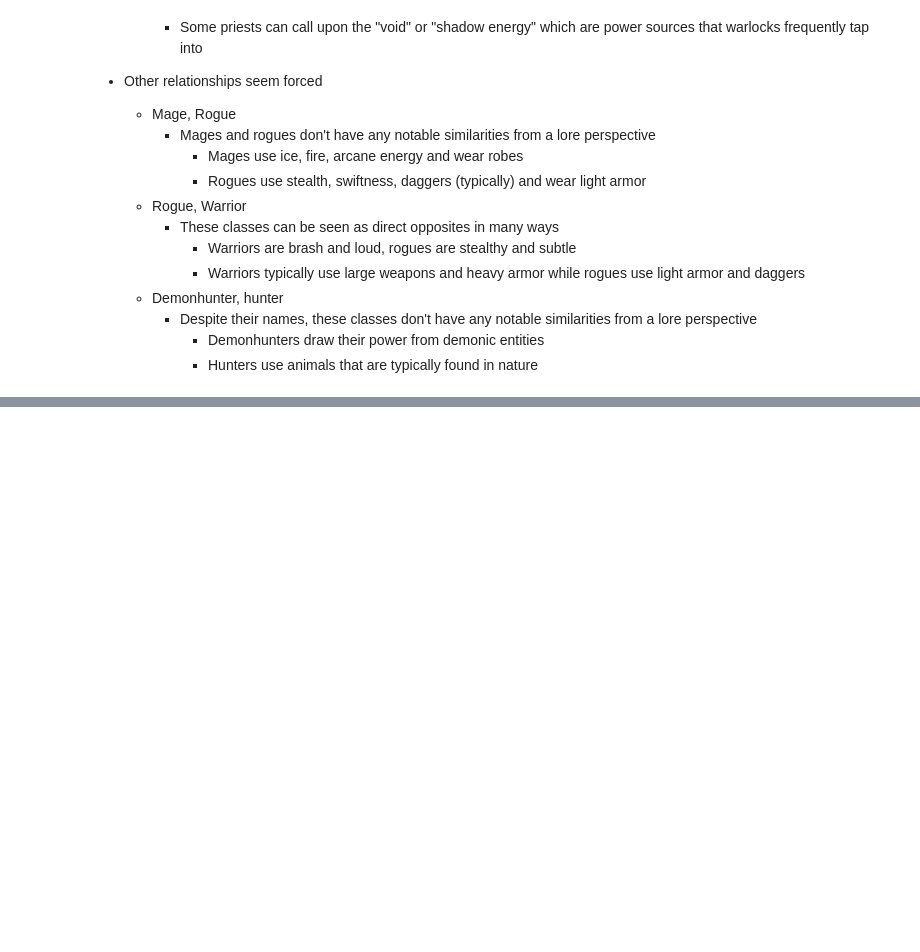
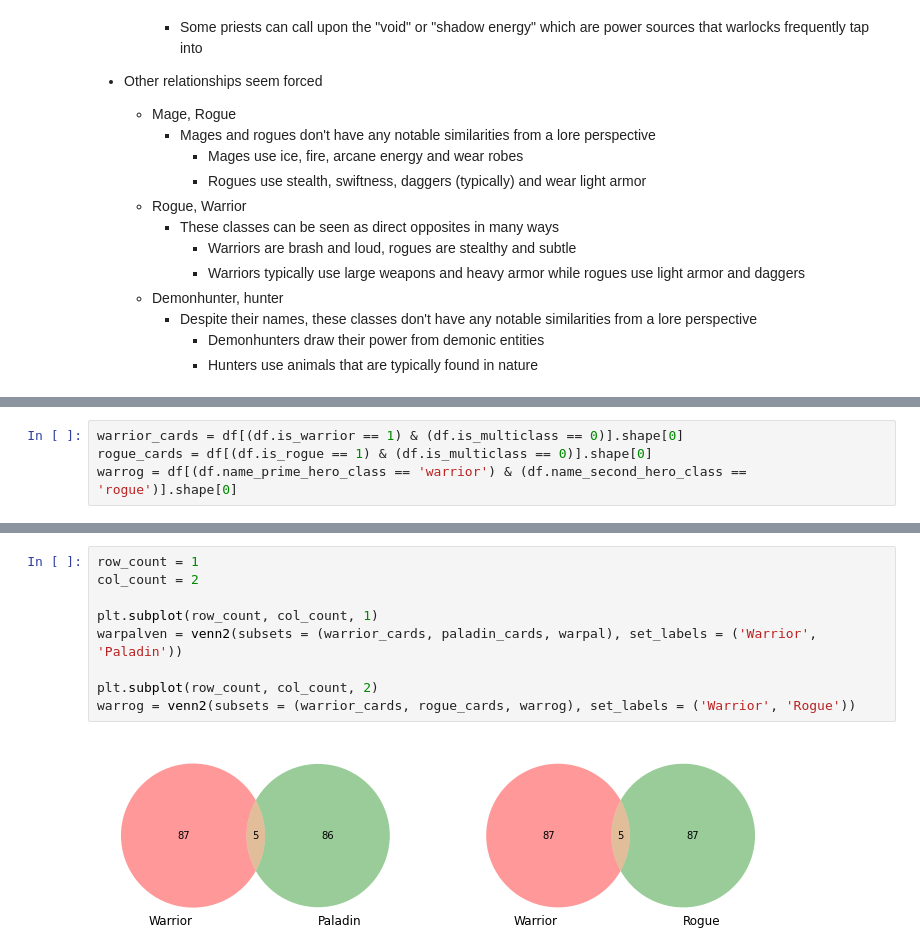
Before and after one commit to SamuelD-Data/hearthstone_project, a Jupyter notebook: hearthstone_project_notebook.ipynb, the cells around one changed output, grey strips where cells are left out. Saved outputs shown, nothing was run; the diff lists cells and outputs as text; blank space fills up the shorter version.

```diff
--- a/hearthstone_project_notebook.ipynb
+++ b/hearthstone_project_notebook.ipynb
@@ -1257,0 +1241,4 @@ plt.show()
+# %%
+warrior_cards = df[(df.is_warrior == 1) & (df.is_multiclass == 0)].shape[0]
+rogue_cards = df[(df.is_rogue == 1) & (df.is_multiclass == 0)].shape[0]
+warrog = df[(df.name_prime_hero_class == 'warrior') & (df.name_second_hero_class == 'rogue')].shape[0]
@@ -1257,0 +1260,11 @@ plt.show()
+# %%
+row_count = 1
+col_count = 2
+
+plt.subplot(row_count, col_count, 1)
+warpalven = venn2(subsets = (warrior_cards, paladin_cards, warpal), set_labels = ('Warrior', 'Paladin'))
+
+plt.subplot(row_count, col_count, 2)
+warrog = venn2(subsets = (warrior_cards, rogue_cards, warrog), set_labels = ('Warrior', 'Rogue'))
+# %% [output]
+[figure, added]
```
Also changed, not shown: parts of 6 cells of this notebook.
